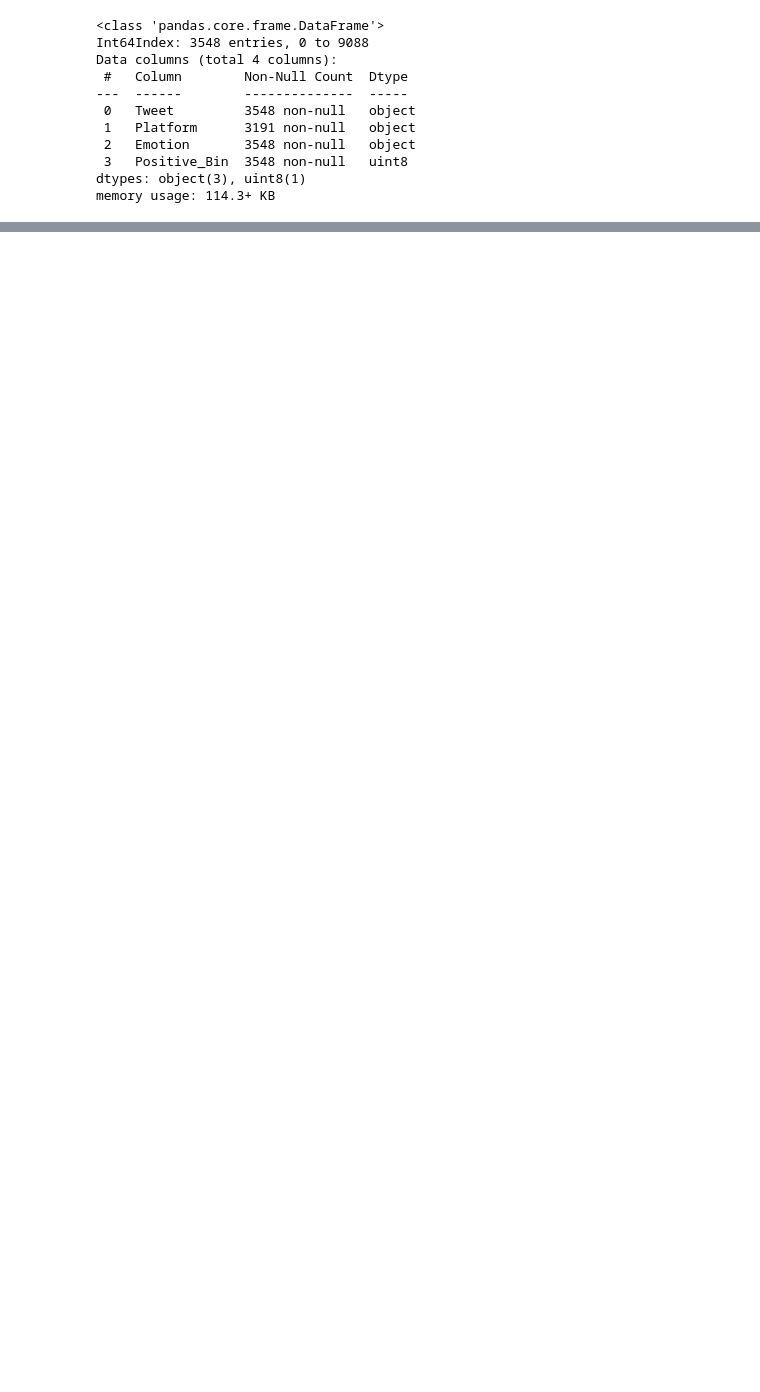
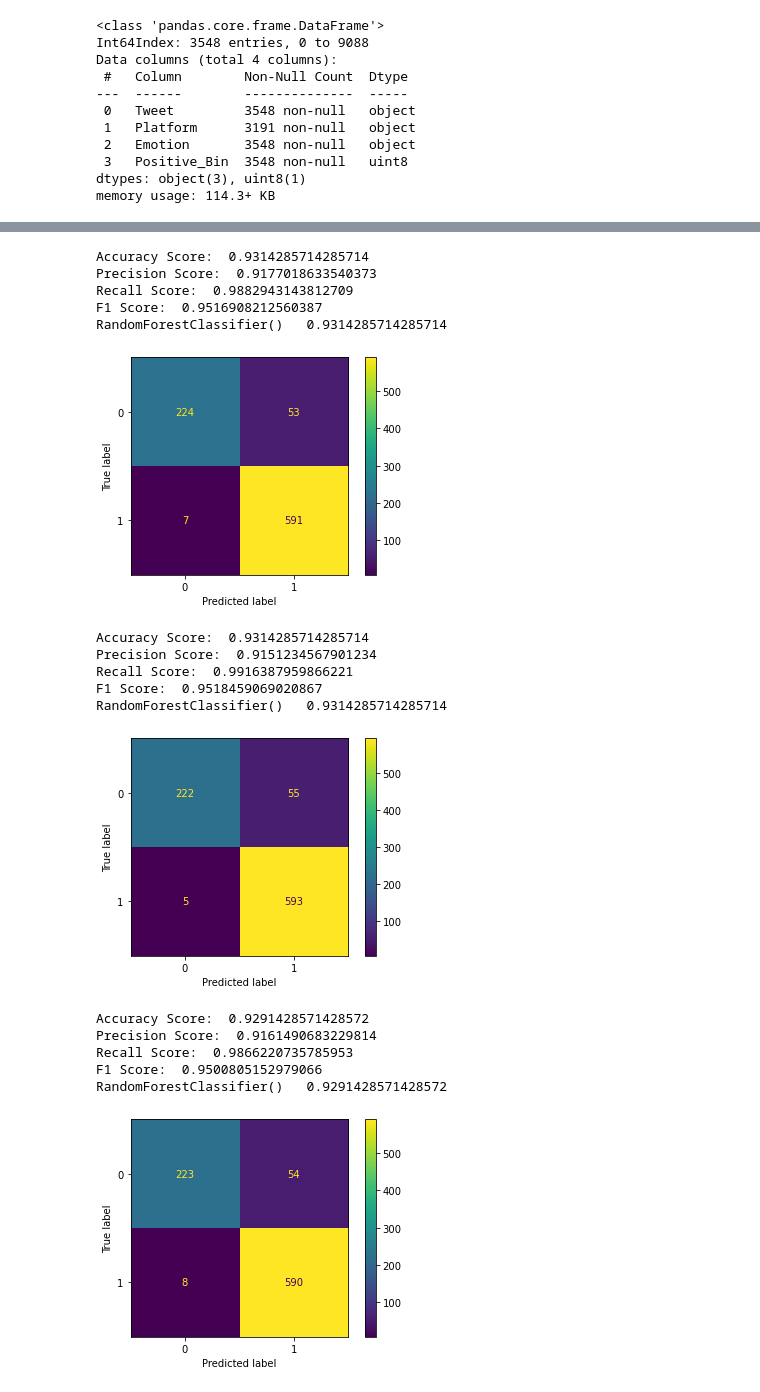
Before and after one commit to JosephDenney/Tweet_Sentiment, a Jupyter notebook: Tweet_Analysis.ipynb, the cells around one changed output, grey strips where cells are left out. Cells and saved outputs as stored; diff of their text form; code cells hidden in the pictures; blank space fills up the shorter version.

```diff
--- a/Tweet_Analysis.ipynb
+++ b/Tweet_Analysis.ipynb
@@ -451,0 +499,28 @@ len(set(stopped_tokenz))
+# %%
+ran_for = RandomForestClassifier()
+ada_clf = AdaBoostClassifier()
+gb_clf = GradientBoostingClassifier()
+
+models = [ran_for, ada_clf, gb_clf]
+
+for model in models:
+    single_model_opt(ran_for, X_train_count, y_train, X_test_count, y_test)
+# %% [output]
+Accuracy Score:  0.9314285714285714
+Precision Score:  0.9177018633540373
+Recall Score:  0.9882943143812709
+F1 Score:  0.9516908212560387
+RandomForestClassifier()   0.9314285714285714
+[figure, added]
+Accuracy Score:  0.9314285714285714
+Precision Score:  0.9151234567901234
+Recall Score:  0.9916387959866221
+F1 Score:  0.9518459069020867
+RandomForestClassifier()   0.9314285714285714
+[figure, added]
+Accuracy Score:  0.9291428571428572
+Precision Score:  0.9161490683229814
+Recall Score:  0.9866220735785953
+F1 Score:  0.9500805152979066
+RandomForestClassifier()   0.9291428571428572
+[figure, added]
```
Also changed, not shown: parts of 94 cells of this notebook, 2 other files.
